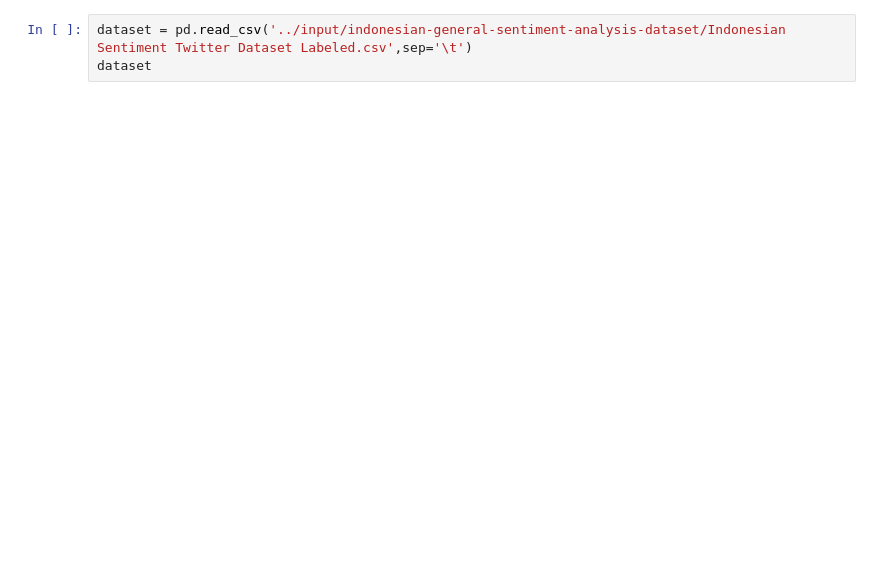
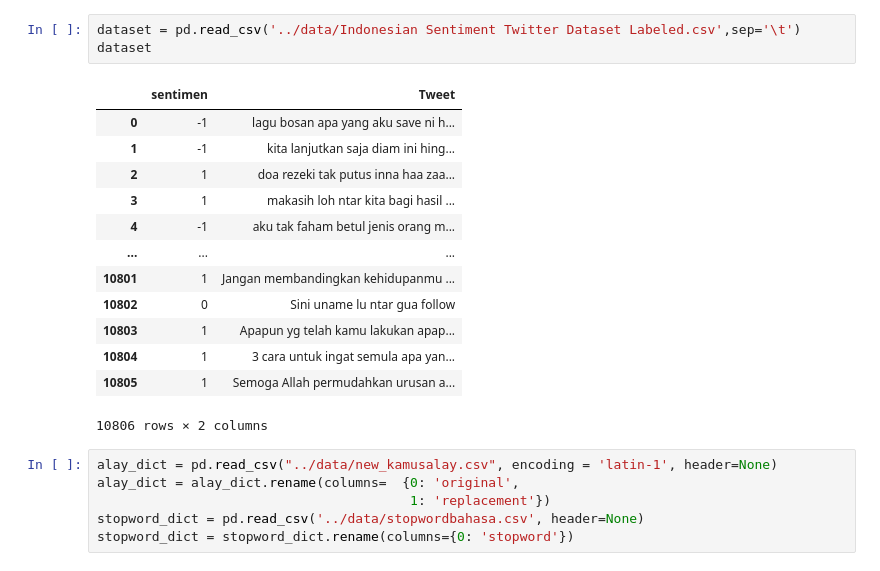
Before and after one commit to immanuelbayu/deep_learning_practice, a Jupyter notebook: task_1/lstm_with_keras.ipynb, the cells around one changed output. Cells and saved outputs as stored; diff of their text form; blank space fills up the shorter version.

```diff
--- a/task_1/lstm_with_keras.ipynb
+++ b/task_1/lstm_with_keras.ipynb
@@ -26,3 +15,23 @@ from tensorflow.keras.utils import to_categorical
 # %%
-dataset = pd.read_csv('../input/indonesian-general-sentiment-analysis-dataset/Indonesian Sentiment Twitter Dataset Labeled.csv',sep='\t')
+dataset = pd.read_csv('../data/Indonesian Sentiment Twitter Dataset Labeled.csv',sep='\t')
 dataset
+# %% [output]
+|  | sentimen | Tweet |
+| 0 | -1 | lagu bosan apa yang aku save ni h... |
+| 1 | -1 | kita lanjutkan saja diam ini hing... |
+| 2 | 1 | doa rezeki tak putus inna haa zaa... |
+| 3 | 1 | makasih loh ntar kita bagi hasil ... |
+| 4 | -1 | aku tak faham betul jenis orang m... |
+| ... | ... | ... |
+| 10801 | 1 | Jangan membandingkan kehidupanmu ... |
+| 10802 | 0 | Sini uname lu ntar gua follow |
+| 10803 | 1 | Apapun yg telah kamu lakukan apap... |
+| 10804 | 1 | 3 cara untuk ingat semula apa yan... |
+| 10805 | 1 | Semoga Allah permudahkan urusan a... |
+10806 rows × 2 columns
+# %%
+alay_dict = pd.read_csv("../data/new_kamusalay.csv", encoding = 'latin-1', header=None)
+alay_dict = alay_dict.rename(columns=  {0: 'original',
+                                        1: 'replacement'})
+stopword_dict = pd.read_csv('../data/stopwordbahasa.csv', header=None)
+stopword_dict = stopword_dict.rename(columns={0: 'stopword'})
```
Also changed, not shown: parts of 12 cells of this notebook, 8 other files.
